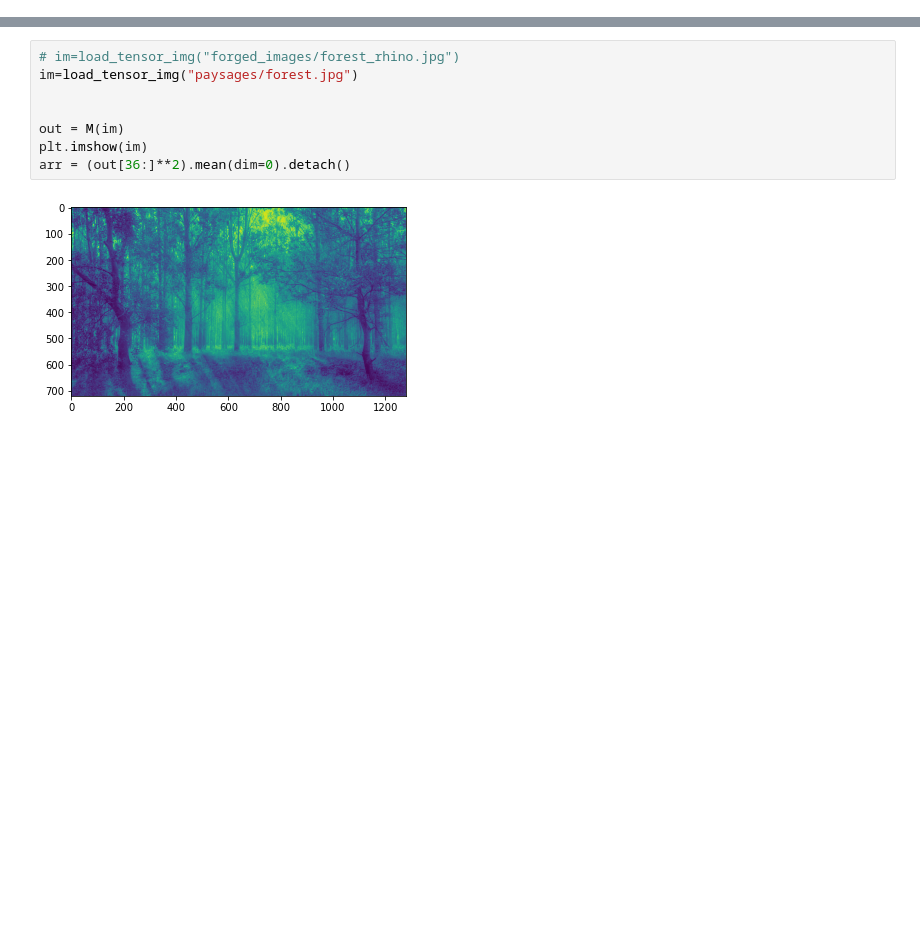
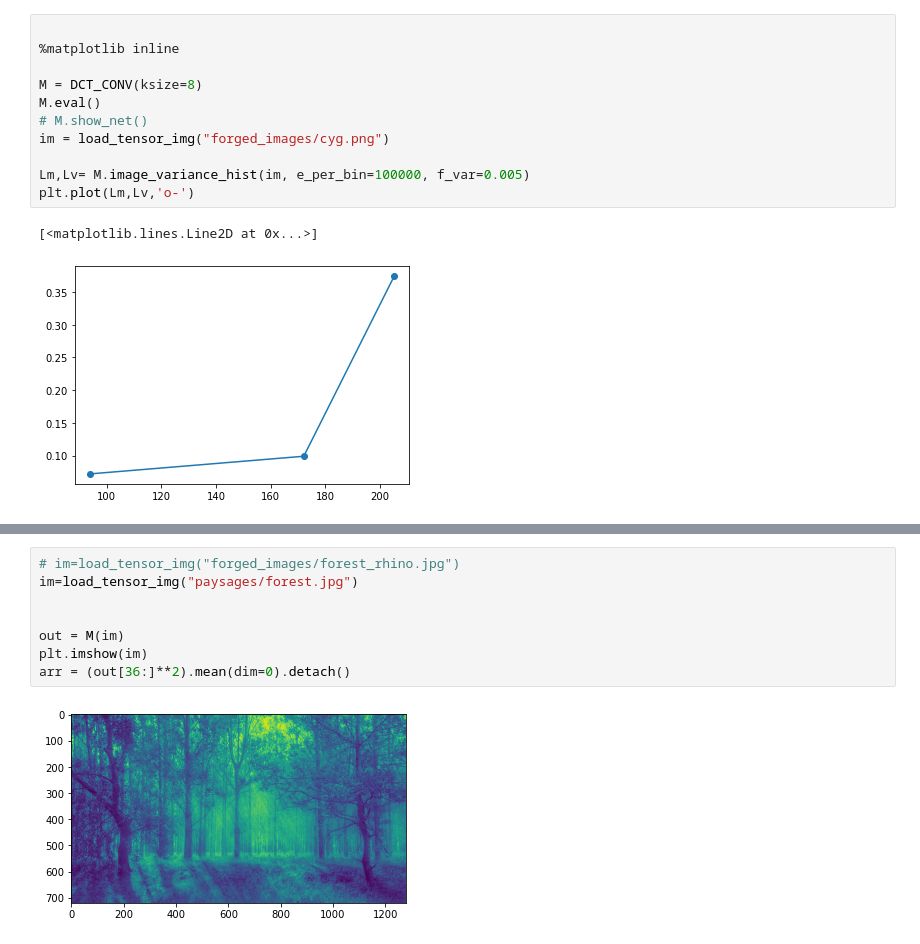
Before and after one commit to nissmar/ForgeryDetection, a Jupyter notebook: torch_noise_estim.ipynb, the cells around one changed output, grey strips where cells are left out. Saved outputs shown, nothing was run; the diff lists cells and outputs as text; blank space fills up the shorter version.

```diff
--- a/torch_noise_estim.ipynb
+++ b/torch_noise_estim.ipynb
@@ -145,3 +31,17 @@ plt.plot(Lm,Lv,'o-')
+# %%
+
+%matplotlib inline
+
+M = DCT_CONV(ksize=8)
+M.eval()
+# M.show_net()
+im = load_tensor_img("forged_images/cyg.png")
+
+Lm,Lv= M.image_variance_hist(im, e_per_bin=100000, f_var=0.005)
+plt.plot(Lm,Lv,'o-')
+# %% [output]
+[<matplotlib.lines.Line2D at 0x...>]
+[figure, added]
 # %%
 %matplotlib inline
 im = load_tensor_img("forged_images/cyg.png")
```
Also changed, not shown: parts of 4 cells of this notebook, 7 other files.
